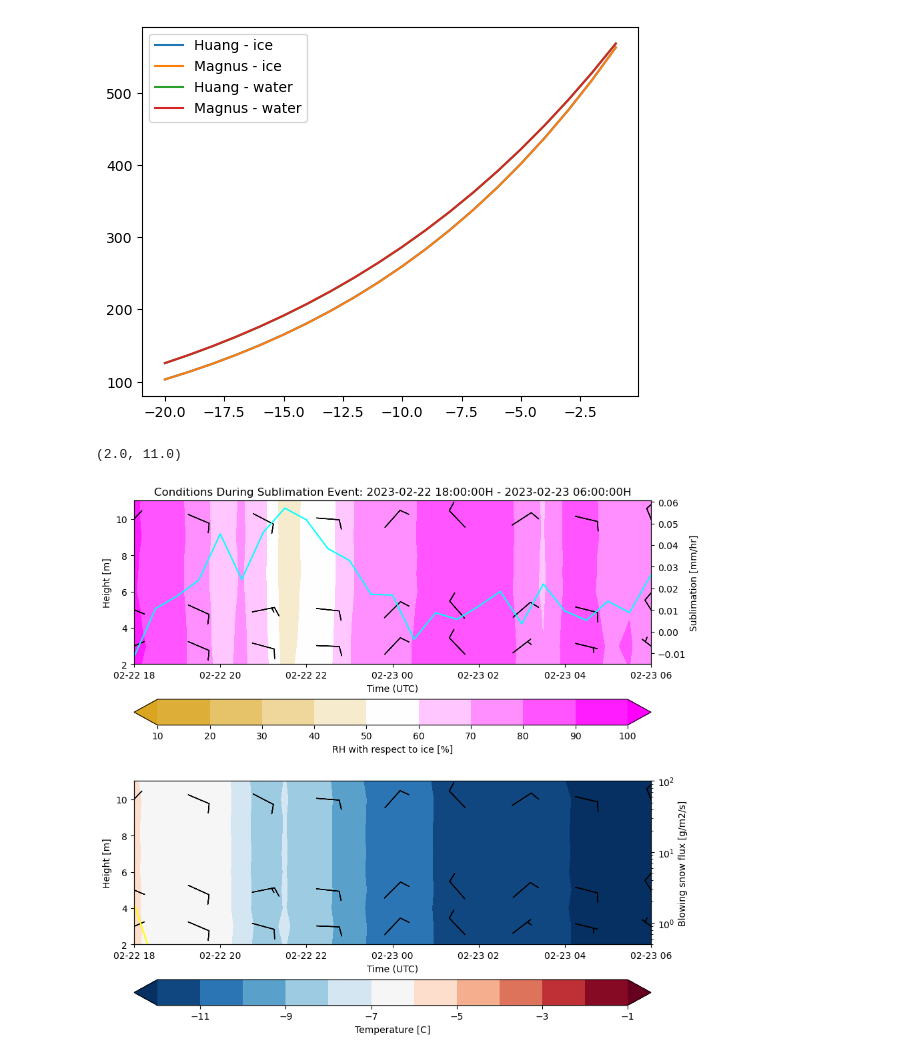
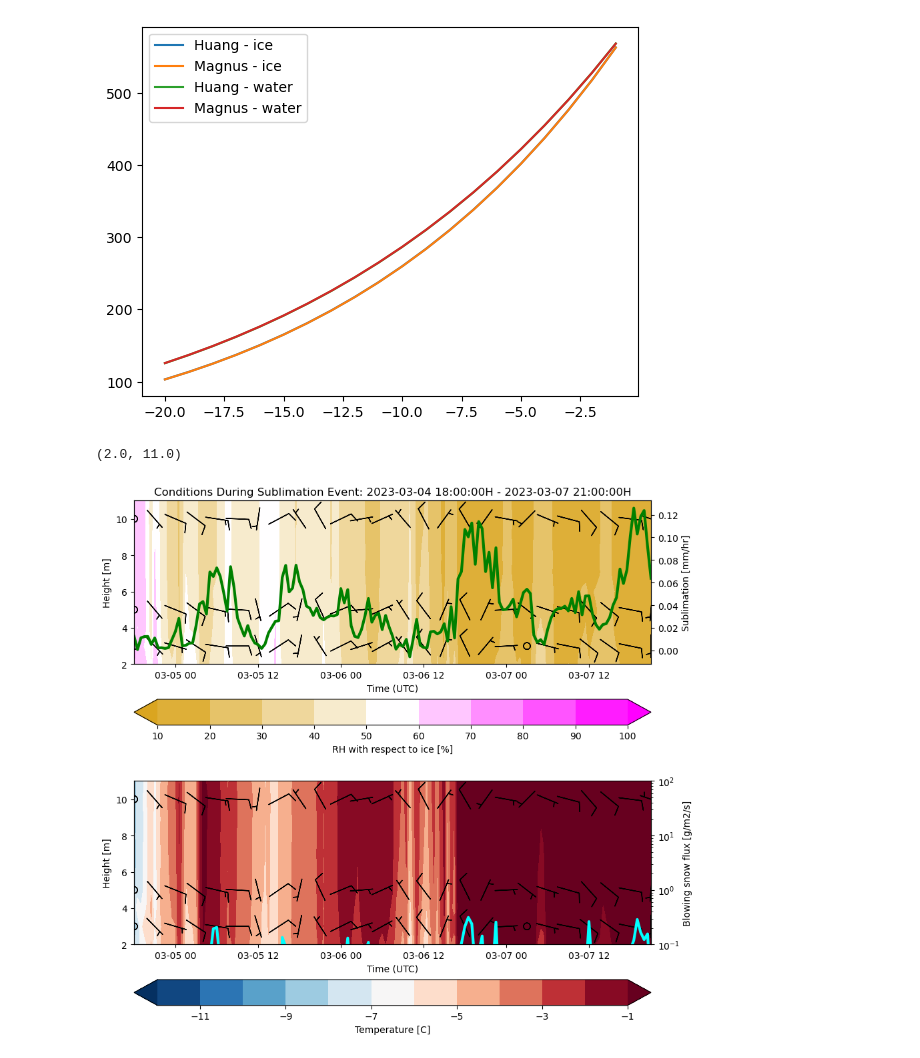
Before and after one commit to dlhogan97/Synoptic-Sublimation, a Jupyter notebook: 02_analysis/data_exploration/20_large_sublimation_event_profiles.ipynb, the cells around one changed output. Saved outputs shown, nothing was run; the diff lists cells and outputs as text; code cells hidden in the pictures.

```diff
--- a/02_analysis/data_exploration/20_large_sublimation_event_profiles.ipynb
+++ b/02_analysis/data_exploration/20_large_sublimation_event_profiles.ipynb
@@ -124,6 +133,6 @@ long_events = [['2022-12-06 18:00:00', '2022-12-07 06:00:00'],
 # %%
 # now lets select a large sublimation event to visualize
-start, end = long_events[-5]
+start, end = long_events[-4]
 # get data for plots
 sos_30min_RH_ice_sel = sos_30min_RH_ice.sel(time=slice(start, end))
 sos_30min_T_sel = sos_30min_T.sel(time=slice(start, end))
@@ -146,6 +155,13 @@ heat_capacity_air = (1005)*units.units('J/kg/C') # J/kg/C
 sos_30min_sublimation_sel = (sos_30min_ec_h2o.sel(time=slice(start, end))*units.units('g/m^3 * m/s')) * 1/rho_w * g2kg * mm_per_meter * s_in_hour # convert from g/m^2/s to mm/hr
 sos_30min_latent_heat_sel = sos_30min_sublimation_sel * latent_heat_sublimation / mm_per_meter * rho_w / s_in_hour # convert to W/m^2
 sos_30min_sensible_heat_sel = heat_capacity_air*(sos_30min_ec_temp*units.units('deg * m/s')*sos_30min_airdensity).sel(time=slice(start, end)) # convert to W/m^2 from degC * m/s
+# %%
+# name all the variables
+sos_30min_bsf_sel.name = 'bsf'
+sos_30min_rnet_sel.name = 'rnet'
+sos_30min_sublimation_sel.name = 'sublimation'
+sos_30min_latent_heat_sel.name = 'latent_heat'
+sos_30min_sensible_heat_sel.name = 'sensible_heat'
 # %%
 # prepare data for wind barbs
 def create_wind_barbs(wind_data, level):
@@ -180,51 +196,48 @@ ax = axs[0]
 # ax.contour(x, y, z_rh, colors='k', levels=np.arange(40,101,10))
 c_rh = ax.contourf(x, y, z_rh, cmap=cmap, levels=np.arange(10,101,10), extend='both')
 ax2 = ax.twinx()
-ax2.plot(sos_30min_sublimation_sel.time, sos_30min_sublimation_sel, color='cyan', linestyle='-', label='Sublimation @ 3m [mm/hr]')
+ax2.plot(sos_30min_sublimation_sel.time, sos_30min_sublimation_sel, color='green', linestyle='-', lw=3, label='Sublimation @ 3m [mm/hr]')
 ax2.set_ylabel('Sublimation [mm/hr]')
 # add wind barbs at 10m every 9 measurements
 barb_increments = dict(half=2.5, full=5, flag=26)
-interval = 3
+interval = 6
 barb_data = [[create_wind_barbs(sos_30min_winds_sel, 3)],
              [create_wind_barbs(sos_30min_winds_sel, 5)],
              [create_wind_barbs(sos_30min_winds_sel, 10)]]
             #  [create_wind_barbs(sos_30min_winds_sel, 15)],
             #  [create_wind_barbs(sos_30min_winds_sel, 20)]]
 for i in barb_data:
     u,v,time,level = i[0]
     ax.barbs(time[::interval], level[::interval], u[::interval], v[::interval], length=7, barb_increments=barb_increments, pivot='middle')
 
 fig.colorbar(c_rh, ax=ax, label='RH with respect to ice [%]', orientation='horizontal')
 ax.set_title(f'Conditions During Sublimation Event: {start}H - {end}H')
 ax.set_xlabel('Time (UTC)')
 ax.set_ylabel('Height [m]')
 ax.set_ylim(2,11)
 
 
 # Second plot contours of temperature
 ax= axs[1]
 
 c_t = ax.contourf(x, y, z_t, cmap='RdBu_r', levels=np.arange(-12,0,1), extend='both')
 for i in barb_data:
     u,v,time,level = i[0]
     ax.barbs(time[::interval], level[::interval], u[::interval], v[::interval], length=7, barb_increments=barb_increments, pivot='middle')
 ax2 = ax.twinx()
 # also think of adding the sublimation rate
-ax2.plot(sos_30min_bsf_sel.time.values, sos_30min_bsf_sel.values, color='yellow', linestyle='-', label='Blowing snow flux [g/m2/s]')
+ax2.plot(sos_30min_bsf_sel.time.values, sos_30min_bsf_sel.values, color='cyan', linestyle='-', lw=3, label='Blowing snow flux [g/m2/s]')
 ax2.set_ylabel('Blowing snow flux [g/m2/s]')
-if sos_30min_bsf_sel.max() < 1:
-    ax2.set_ylim(0,1)
-else:
-    ax2.set_yscale('log')
-    ax2.set_ylim(0.5, 100)
+ax2.set_yscale('log')
+ax2.set_ylim(0.1, 100)
 # create third y-axis for blowing snow flux
 fig.colorbar(c_t, ax=ax, label='Temperature [C]', orientation='horizontal')
 ax.set_xlabel('Time (UTC)')
 ax.set_ylabel('Height [m]')
 ax.set_ylim(2,11)
 # %% [output]
 (2.0, 11.0)
-[figure, old version]
+[figure, new version]
 # %%
 # now we will plot the net radiation and sensible/latent heat fluxes for these periods
 # Create the subplots layout
```
Also changed, not shown: parts of 4 cells of this notebook.
